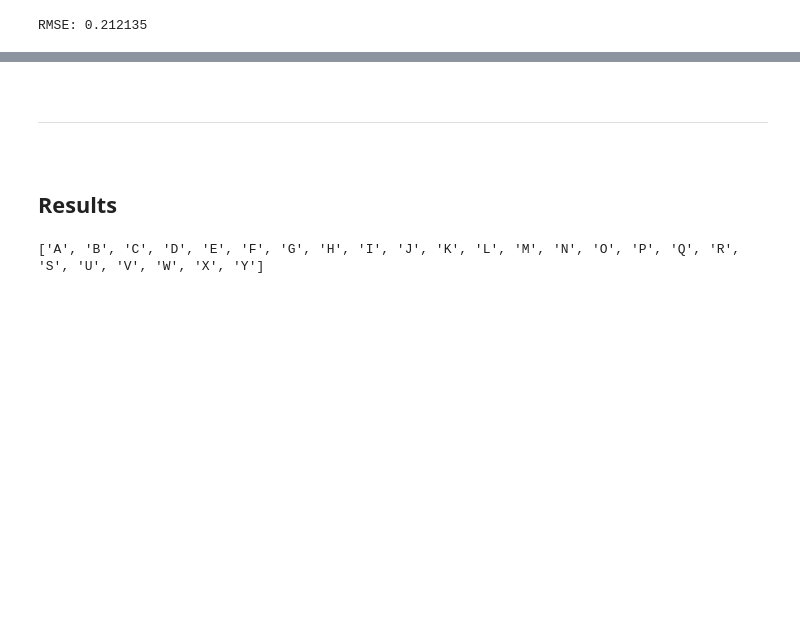
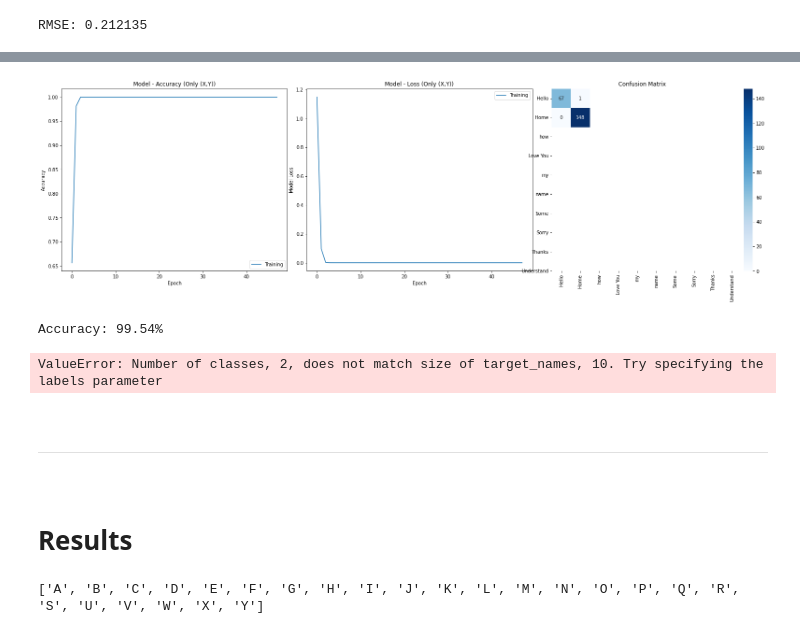
Before and after one commit to Srinivas-Natarajan/Gesture-Recognition-for-Sign-Language-Translation, a Jupyter notebook: ML/Model Training.ipynb, the cells around one changed output, grey strips where cells are left out. Cells and saved outputs as stored; diff of their text form; code cells hidden in the pictures; blank space fills up the shorter version.

Commit message:
Result Dataframe added

```diff
--- a/ML/Model Training.ipynb
+++ b/ML/Model Training.ipynb
@@ -786,0 +892,35 @@ RMSE: 0.212135
+# %%
+missing = []
+data = []
+labels = []
+
+with open('data/dimensions.pkl', 'rb') as f:
+    x, y, c = pickle.load(f)
+
+for action in actions:
+    # Loop through sequences aka videos
+    for sequence in range(0, 0 + no_sequences):
+        # Loop through video length aka sequence length
+        for frame_num in range(sequence_length):
+
+            pkl_path = os.path.join(LANDMARK_PATH, action, str(sequence), str(frame_num))
+            try:
+                with open(pkl_path, 'rb') as f:
+                    result = pickle.load(f)
+
+                lh = [(res.x, res.y) for res in result['Left'].landmark] if result['Left']!=0 else np.zeros(21*2).reshape(-1,2).tolist()
+                rh = [(res.x, res.y) for res in result['Right'].landmark] if result['Right']!=0 else np.zeros(21*2).reshape(-1,2).tolist()
+                landmarks = []
+                for i in range(len(lh)):
+                    landmarks.append([lh[i][0], lh[i][1], rh[i][0], rh[i][1]])
+
+                data.append(landmarks)
+                labels.append(label_map[action])
+
+            except:
+                missing.append(pkl_path)
+
+
+data = np.array(data)
+labels = np.array(labels)
+print(data.shape, labels.shape)
@@ -786,0 +929,2 @@ RMSE: 0.212135
+# %%
+X_train, X_test, y_train, y_test = preprocess(data, labels)
@@ -786,0 +942,3 @@ RMSE: 0.212135
+# %%
+# model_xy, history = train_model( (X_train.shape[1],0), y_train.shape[1])
+model_xy, history = train_model( (X_train.shape[1], X_train.shape[2]), y_train.shape[1])
@@ -787,3 +963,10 @@ RMSE: 0.212135
+# %%
+
+only_coordinates_results_gestures = evaluate_model(history, X_test, y_test, model_xy, "Only (X,Y)", actions)
+# %% [output]
+[figure, added]
+Accuracy: 99.54%
+ValueError: Number of classes, 2, does not match size of target_names, 10. Try specifying the labels parameter
 # %% [markdown]
 <br>
 
@@ -791,7 +974,7 @@ RMSE: 0.212135
 
 <br>
 
-## **Results**
+# **Results**
 # %%
 print(actions)
 # %% [output]
```
Also changed, not shown: parts of 25 cells of this notebook, 2 other files.
